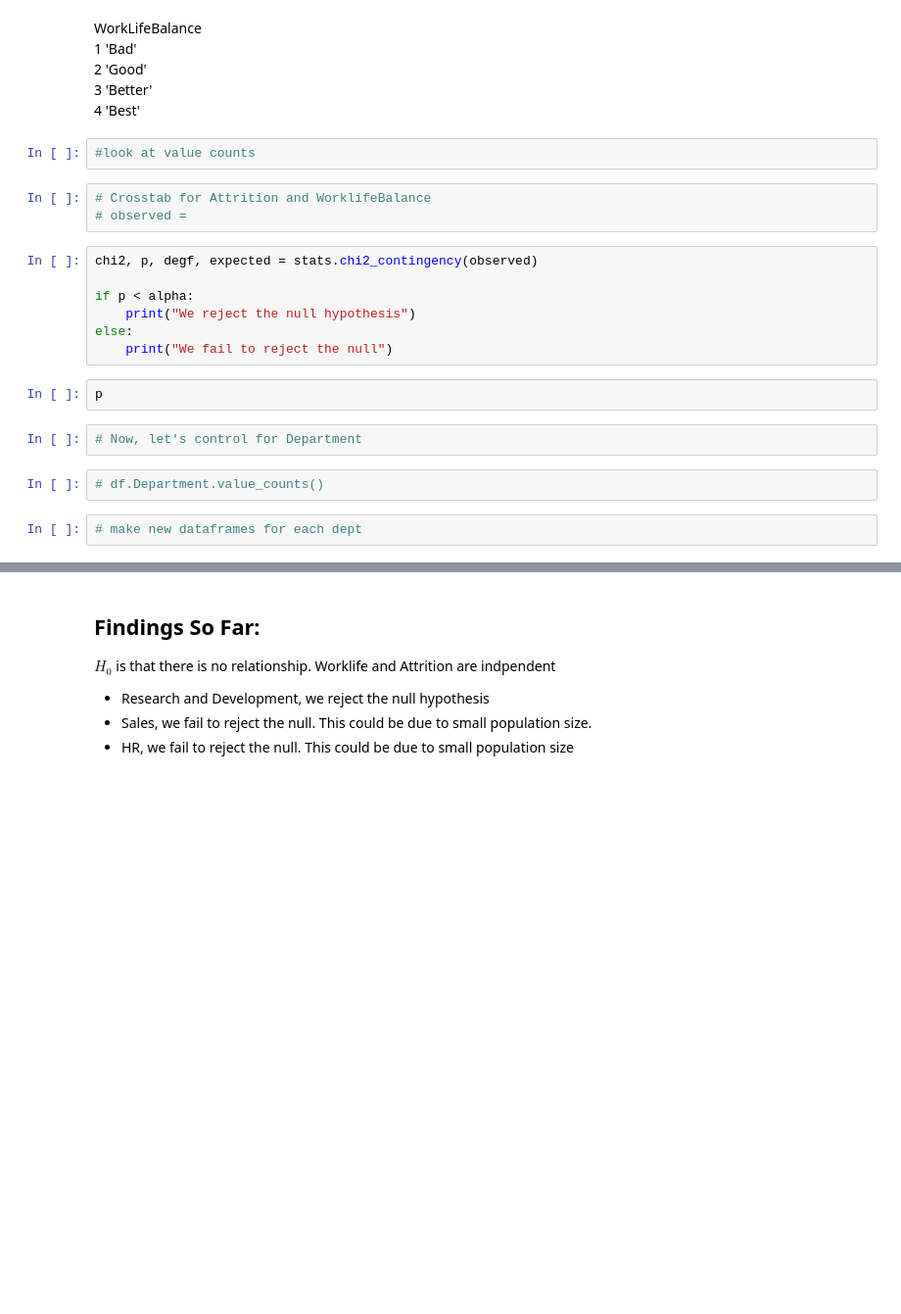
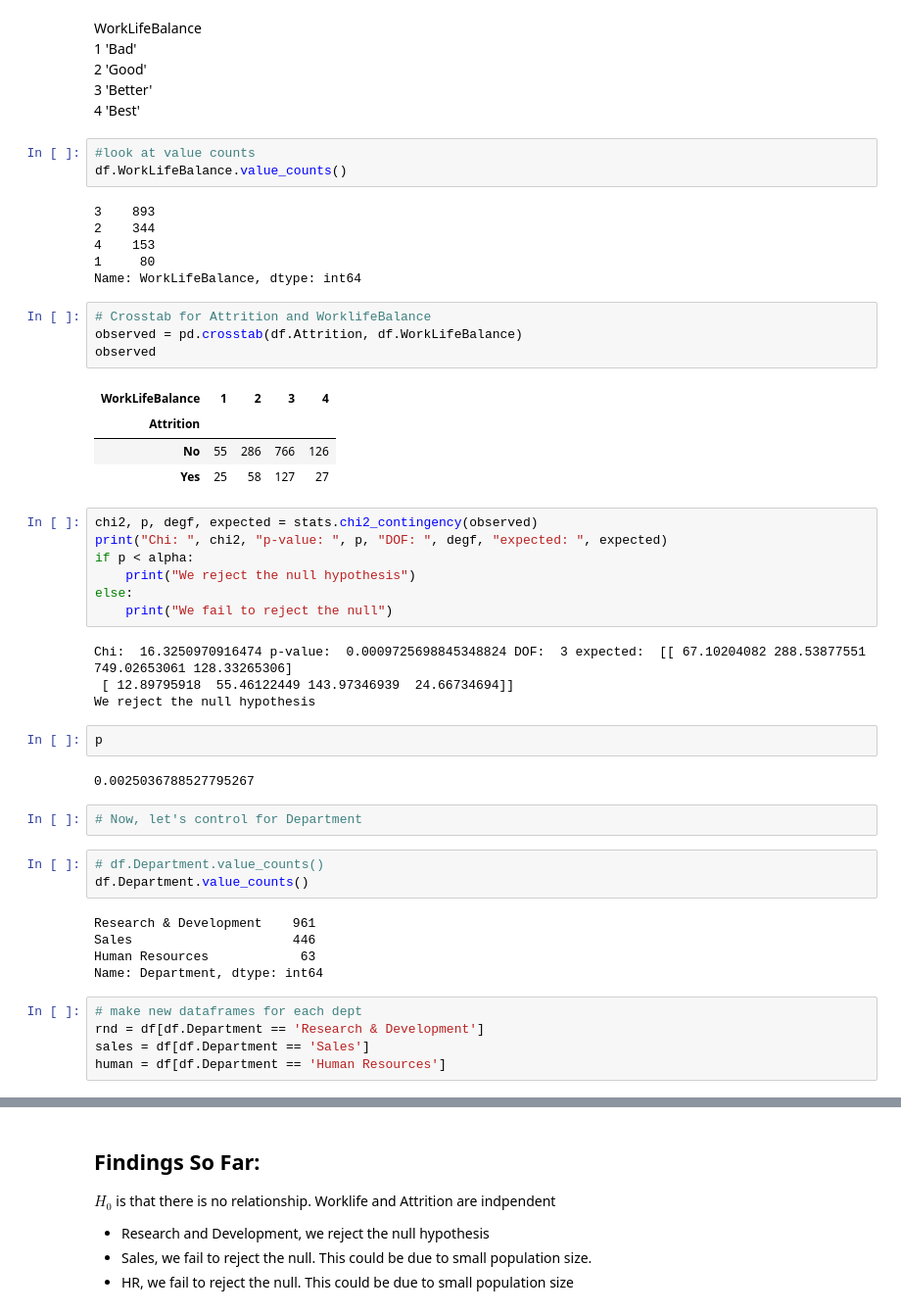
Before and after one commit to segovialori/statistics-exercises, a Jupyter notebook: chi_squared_intro.ipynb, the cells around one changed output, grey strips where cells are left out. Shown at 98% size. Drawn from its saved outputs; the diff is of its cells as text; blank space fills up the shorter version.

```diff
--- a/chi_squared_intro.ipynb
+++ b/chi_squared_intro.ipynb
@@ -153,23 +270,51 @@ WorkLifeBalance
 4 'Best'
 # %%
 #look at value counts
+df.WorkLifeBalance.value_counts()
+# %% [output]
+3    893
+2    344
+4    153
+1     80
+Name: WorkLifeBalance, dtype: int64
 # %%
 # Crosstab for Attrition and WorklifeBalance
-# observed =
+observed = pd.crosstab(df.Attrition, df.WorkLifeBalance)
+observed
+# %% [output]
+| WorkLifeBalance | 1 | 2 | 3 | 4 |
+| Attrition |  |  |  |  |
+| No | 55 | 286 | 766 | 126 |
+| Yes | 25 | 58 | 127 | 27 |
 # %%
 chi2, p, degf, expected = stats.chi2_contingency(observed)
-
+print("Chi: ", chi2, "p-value: ", p, "DOF: ", degf, "expected: ", expected)
 if p < alpha:
     print("We reject the null hypothesis")
 else:
     print("We fail to reject the null")
+# %% [output]
+Chi:  16.3250970916474 p-value:  0.0009725698845348824 DOF:  3 expected:  [[ 67.10204082 288.53877551 749.02653061 128.33265306]
+ [ 12.89795918  55.46122449 143.97346939  24.66734694]]
+We reject the null hypothesis
 # %%
 p
+# %% [output]
+0.0025036788527795267
 # %%
 # Now, let's control for Department
 # %%
 # df.Department.value_counts()
+df.Department.value_counts()
+# %% [output]
+Research & Development    961
+Sales                     446
+Human Resources            63
+Name: Department, dtype: int64
 # %%
 # make new dataframes for each dept
+rnd = df[df.Department == 'Research & Development']
+sales = df[df.Department == 'Sales']
+human = df[df.Department == 'Human Resources']
 # %%
 # Run the chi squared test for independence on only RND
```
Also changed, not shown: parts of 33 cells of this notebook, 3 other files.
